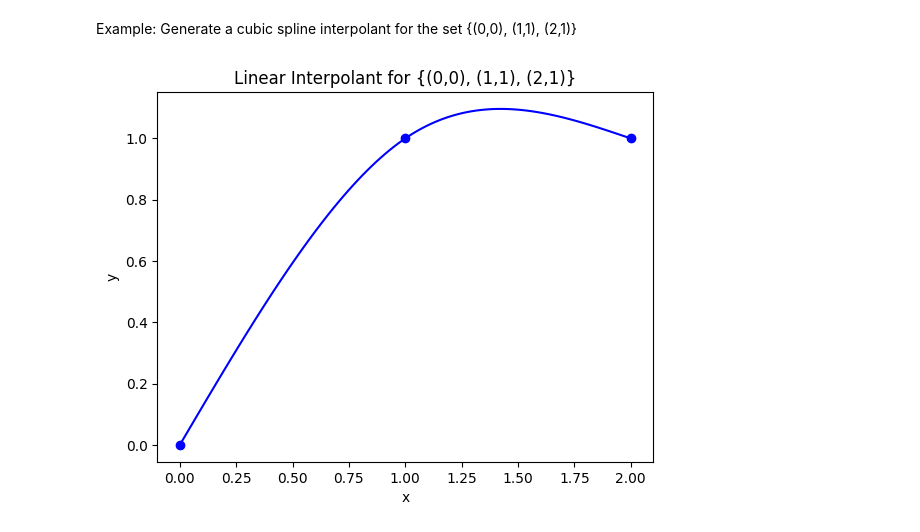
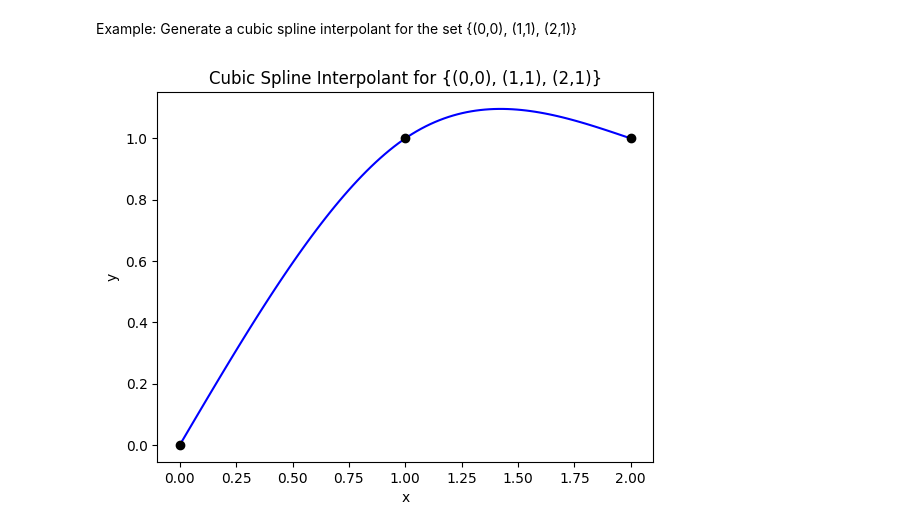
Before and after one commit to akashy22asuedu/MAT_421, a Jupyter notebook: Homework_2.ipynb, the cells around one changed output. Drawn from its saved outputs; the diff is of its cells as text; code cells hidden in the pictures.

```diff
--- a/Homework_2.ipynb
+++ b/Homework_2.ipynb
@@ -38,17 +38,17 @@ Example: Generate a cubic spline interpolant for the set {(0,0), (1,1), (2,1)}
 # %%
 x = [0, 1, 2]
 y = [0, 1, 1]
 
 # Using bc_type = 'natural' constrains the second derivative at the endpoints to zero.
 # This essentially makes the interpolant "look" linear at the endpoints.
 f = CubicSpline(x, y, bc_type='natural')
 x_new = np.linspace(0, 2, 100)
 y_new = f(x_new)
 plt.plot(x_new, y_new, 'b')
-plt.plot(x, y, 'ob')
+plt.plot(x, y, 'ko')
 plt.title('Cubic Spline Interpolant for {(0,0), (1,1), (2,1)}')
 plt.xlabel('x')
 plt.ylabel('y')
 plt.show()
 # %% [output]
-[figure, old version]
+[figure, new version]
```
